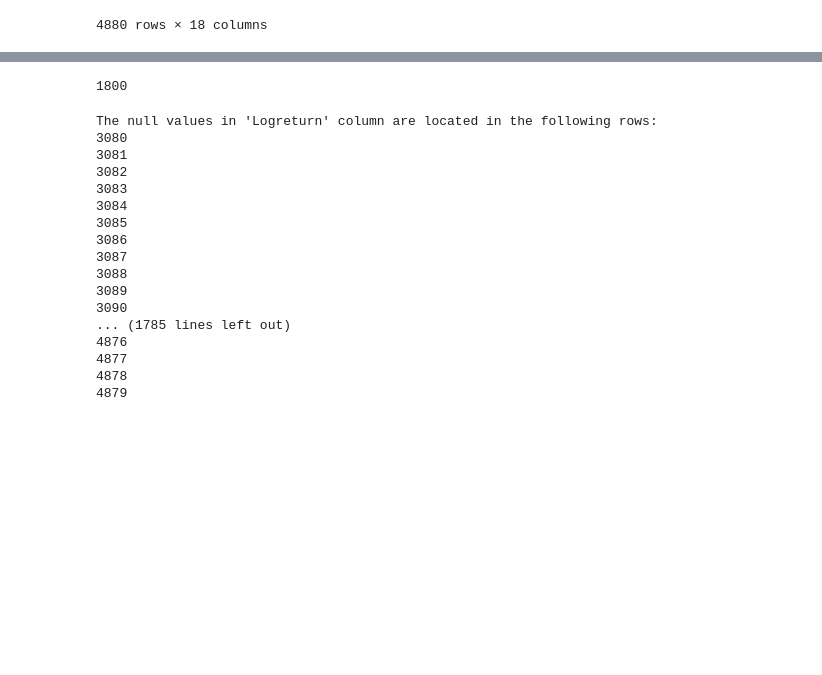
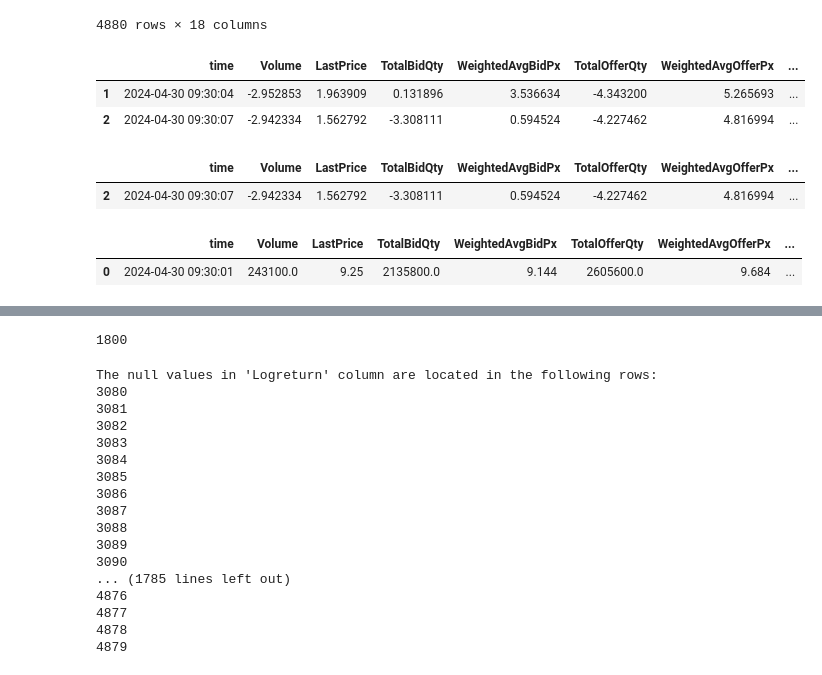
Before and after one commit to huwenyaoallen/HFT-crossformer, a Jupyter notebook: hf.ipynb, the cells around one changed output, grey strips where cells are left out. Cells and saved outputs as stored; diff of their text form; code cells hidden in the pictures; blank space fills up the shorter version.

```diff
--- a/hf.ipynb
+++ b/hf.ipynb
@@ -18,6 +18,23 @@ df
 | 4878 | 2024-04-30 14:56:55 | 30813017.0 | 9.18 | 1766000.0 | 9.091 | 11377358.0 | 9.535 | ... |
 | 4879 | 2024-04-30 14:56:58 | 30813717.0 | 9.18 | 1757900.0 | 9.091 | 11407158.0 | 9.534 | ... |
 4880 rows × 18 columns
+# %%
+df=pd.read_csv("Crossformer/datasets/hf.csv")
+df[1:3]
+# %% [output]
+|  | time | Volume | LastPrice | TotalBidQty | WeightedAvgBidPx | TotalOfferQty | WeightedAvgOfferPx | ... |
+| 1 | 2024-04-30 09:30:04 | -2.952853 | 1.963909 | 0.131896 | 3.536634 | -4.343200 | 5.265693 | ... |
+| 2 | 2024-04-30 09:30:07 | -2.942334 | 1.562792 | -3.308111 | 0.594524 | -4.227462 | 4.816994 | ... |
+# %%
+df[2:3]
+# %% [output]
+|  | time | Volume | LastPrice | TotalBidQty | WeightedAvgBidPx | TotalOfferQty | WeightedAvgOfferPx | ... |
+| 2 | 2024-04-30 09:30:07 | -2.942334 | 1.562792 | -3.308111 | 0.594524 | -4.227462 | 4.816994 | ... |
+# %%
+df.head(1)
+# %% [output]
+|  | time | Volume | LastPrice | TotalBidQty | WeightedAvgBidPx | TotalOfferQty | WeightedAvgOfferPx | ... |
+| 0 | 2024-04-30 09:30:01 | 243100.0 | 9.25 | 2135800.0 | 9.144 | 2605600.0 | 9.684 | ... |
 # %%
 df = df.drop(['BuyPrice', 'SellPrice'], axis=1)
 # %%
```
Also changed, not shown: 10 other files.
